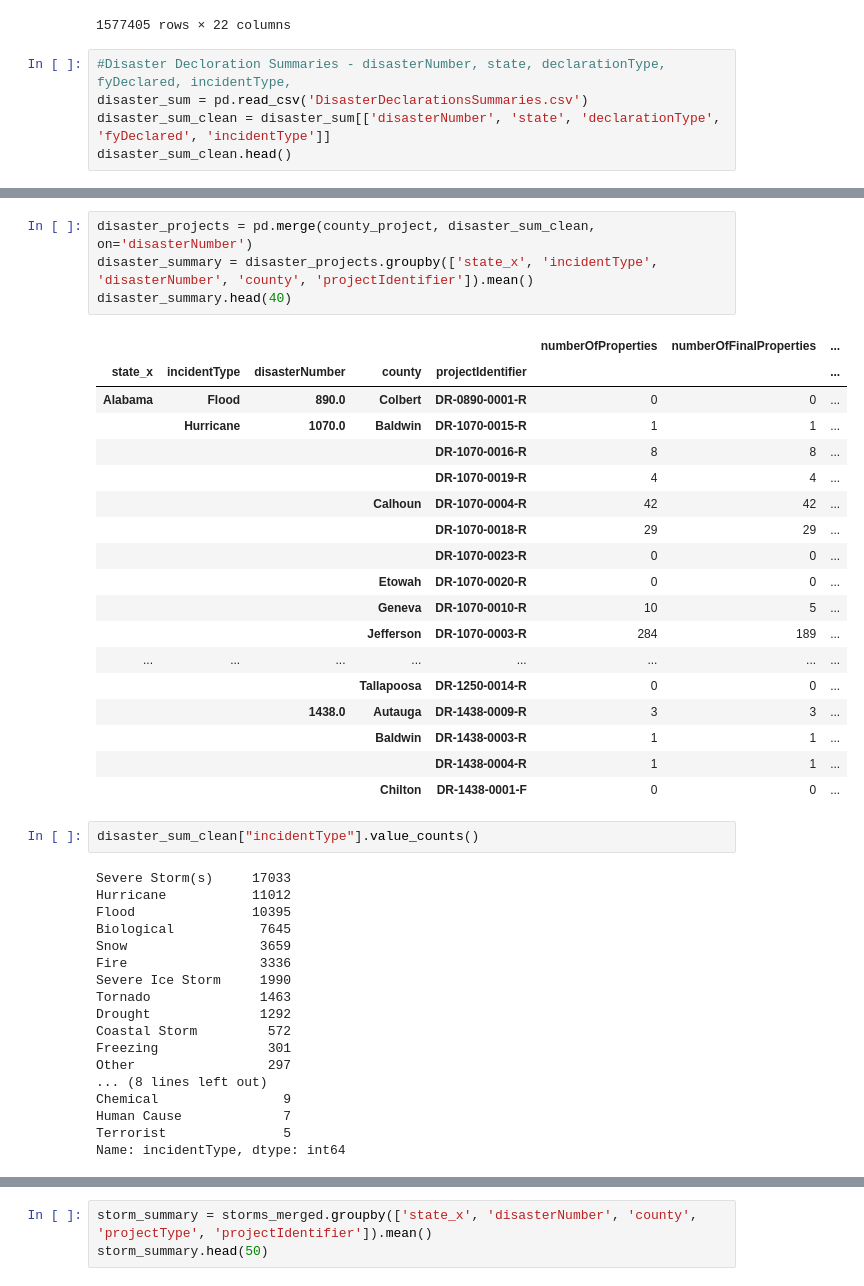
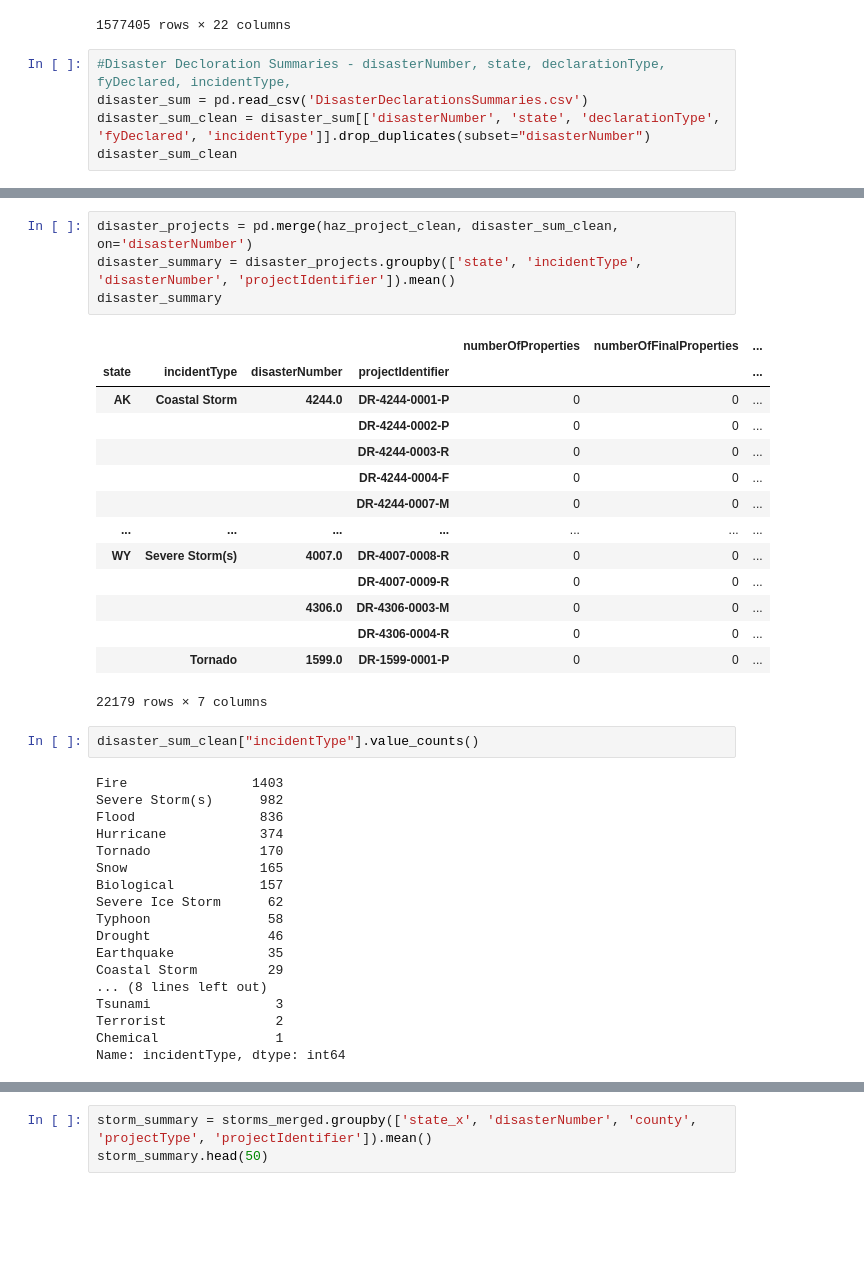
Before and after one commit to anPerger/project-1, a Jupyter notebook: Cleaning_Data_storms.ipynb, the cells around one changed output, grey strips where cells are left out. Drawn from its saved outputs; the diff is of its cells as text; blank space fills up the shorter version.

```diff
--- a/Cleaning_Data_storms.ipynb
+++ b/Cleaning_Data_storms.ipynb
@@ -81,8 +88,8 @@ with_counties
 # %%
 #Disaster Decloration Summaries - disasterNumber, state, declarationType, fyDeclared, incidentType,
 disaster_sum = pd.read_csv('DisasterDeclarationsSummaries.csv')
-disaster_sum_clean = disaster_sum[['disasterNumber', 'state', 'declarationType', 'fyDeclared', 'incidentType']]
-disaster_sum_clean.head()
+disaster_sum_clean = disaster_sum[['disasterNumber', 'state', 'declarationType', 'fyDeclared', 'incidentType']].drop_duplicates(subset="disasterNumber")
+disaster_sum_clean
 # %% [output]
 |  | disasterNumber | state | declarationType | fyDeclared | incidentType |
 | 0 | 1 | GA | DR | 1953 | Tornado |
@@ -105,45 +126,41 @@ haz_project_clean.head()
 # %%
-disaster_projects = pd.merge(county_project, disaster_sum_clean, on='disasterNumber')
-disaster_summary = disaster_projects.groupby(['state_x', 'incidentType', 'disasterNumber', 'county', 'projectIdentifier']).mean()
-disaster_summary.head(40)
+disaster_projects = pd.merge(haz_project_clean, disaster_sum_clean, on='disasterNumber')
+disaster_summary = disaster_projects.groupby(['state', 'incidentType', 'disasterNumber', 'projectIdentifier']).mean()
+disaster_summary
 # %% [output]
-|  |  |  |  |  | numberOfProperties | numberOfFinalProperties | ... |
-| state_x | incidentType | disasterNumber | county | projectIdentifier |  |  | ... |
-| Alabama | Flood | 890.0 | Colbert | DR-0890-0001-R | 0 | 0 | ... |
-|  | Hurricane | 1070.0 | Baldwin | DR-1070-0015-R | 1 | 1 | ... |
-|  |  |  |  | DR-1070-0016-R | 8 | 8 | ... |
-|  |  |  |  | DR-1070-0019-R | 4 | 4 | ... |
-|  |  |  | Calhoun | DR-1070-0004-R | 42 | 42 | ... |
-|  |  |  |  | DR-1070-0018-R | 29 | 29 | ... |
-|  |  |  |  | DR-1070-0023-R | 0 | 0 | ... |
-|  |  |  | Etowah | DR-1070-0020-R | 0 | 0 | ... |
-|  |  |  | Geneva | DR-1070-0010-R | 10 | 5 | ... |
-|  |  |  | Jefferson | DR-1070-0003-R | 284 | 189 | ... |
-| ... | ... | ... | ... | ... | ... | ... | ... |
-|  |  |  | Tallapoosa | DR-1250-0014-R | 0 | 0 | ... |
-|  |  | 1438.0 | Autauga | DR-1438-0009-R | 3 | 3 | ... |
-|  |  |  | Baldwin | DR-1438-0003-R | 1 | 1 | ... |
-|  |  |  |  | DR-1438-0004-R | 1 | 1 | ... |
-|  |  |  | Chilton | DR-1438-0001-F | 0 | 0 | ... |
+|  |  |  |  | numberOfProperties | numberOfFinalProperties | ... |
+| state | incidentType | disasterNumber | projectIdentifier |  |  | ... |
+| AK | Coastal Storm | 4244.0 | DR-4244-0001-P | 0 | 0 | ... |
+|  |  |  | DR-4244-0002-P | 0 | 0 | ... |
+|  |  |  | DR-4244-0003-R | 0 | 0 | ... |
+|  |  |  | DR-4244-0004-F | 0 | 0 | ... |
+|  |  |  | DR-4244-0007-M | 0 | 0 | ... |
+| ... | ... | ... | ... | ... | ... | ... |
+| WY | Severe Storm(s) | 4007.0 | DR-4007-0008-R | 0 | 0 | ... |
+|  |  |  | DR-4007-0009-R | 0 | 0 | ... |
+|  |  | 4306.0 | DR-4306-0003-M | 0 | 0 | ... |
+|  |  |  | DR-4306-0004-R | 0 | 0 | ... |
+|  | Tornado | 1599.0 | DR-1599-0001-P | 0 | 0 | ... |
+22179 rows × 7 columns
 # %%
 disaster_sum_clean["incidentType"].value_counts()
 # %% [output]
-Severe Storm(s)     17033
-Hurricane           11012
-Flood               10395
-Biological           7645
-Snow                 3659
-Fire                 3336
-Severe Ice Storm     1990
-Tornado              1463
-Drought              1292
-Coastal Storm         572
-Freezing              301
-Other                 297
+Fire                1403
+Severe Storm(s)      982
+Flood                836
+Hurricane            374
+Tornado              170
+Snow                 165
+Biological           157
+Severe Ice Storm      62
+Typhoon               58
+Drought               46
+Earthquake            35
+Coastal Storm         29
 ... (8 lines left out)
-Chemical                9
-Human Cause             7
-Terrorist               5
+Tsunami                3
+Terrorist              2
+Chemical               1
 Name: incidentType, dtype: int64
 # %%
 storms_df = disaster_sum_clean[disaster_sum_clean["incidentType"] == "Severe Storm(s)"]
```
Also changed, not shown: parts of 32 cells of this notebook.
